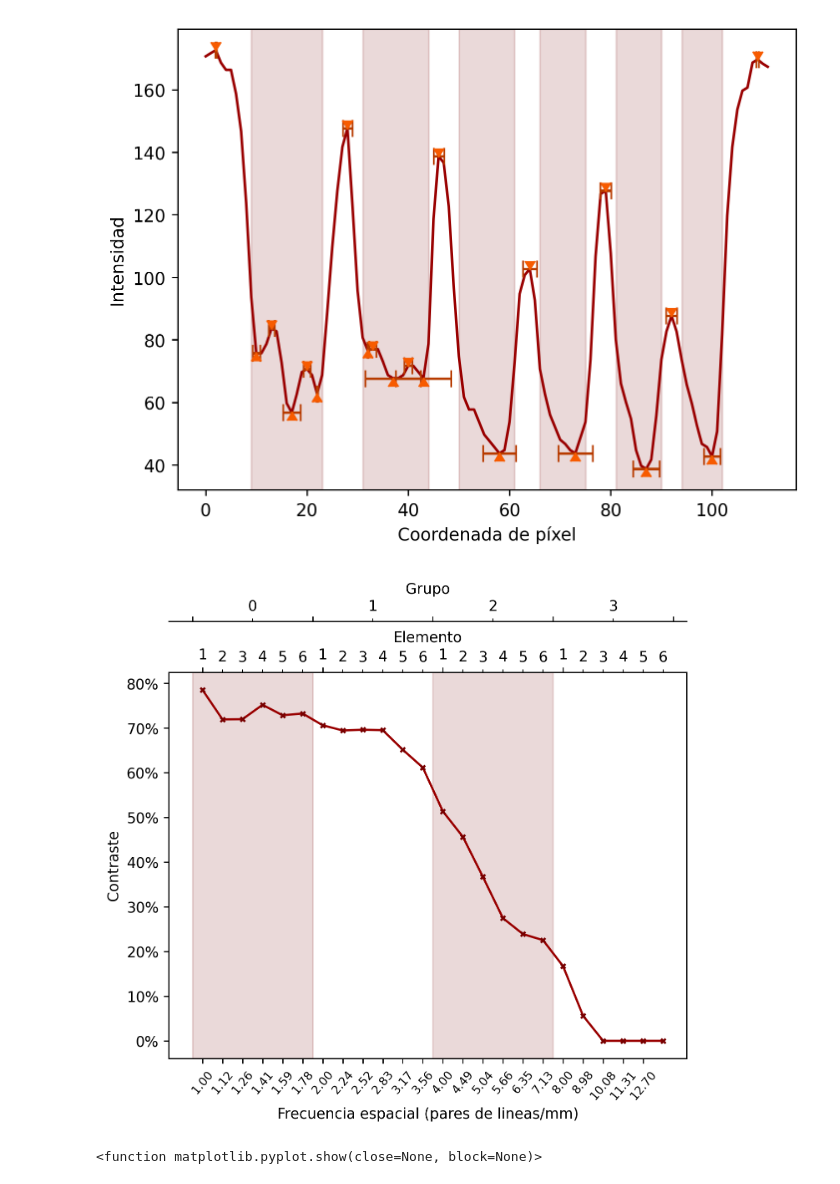
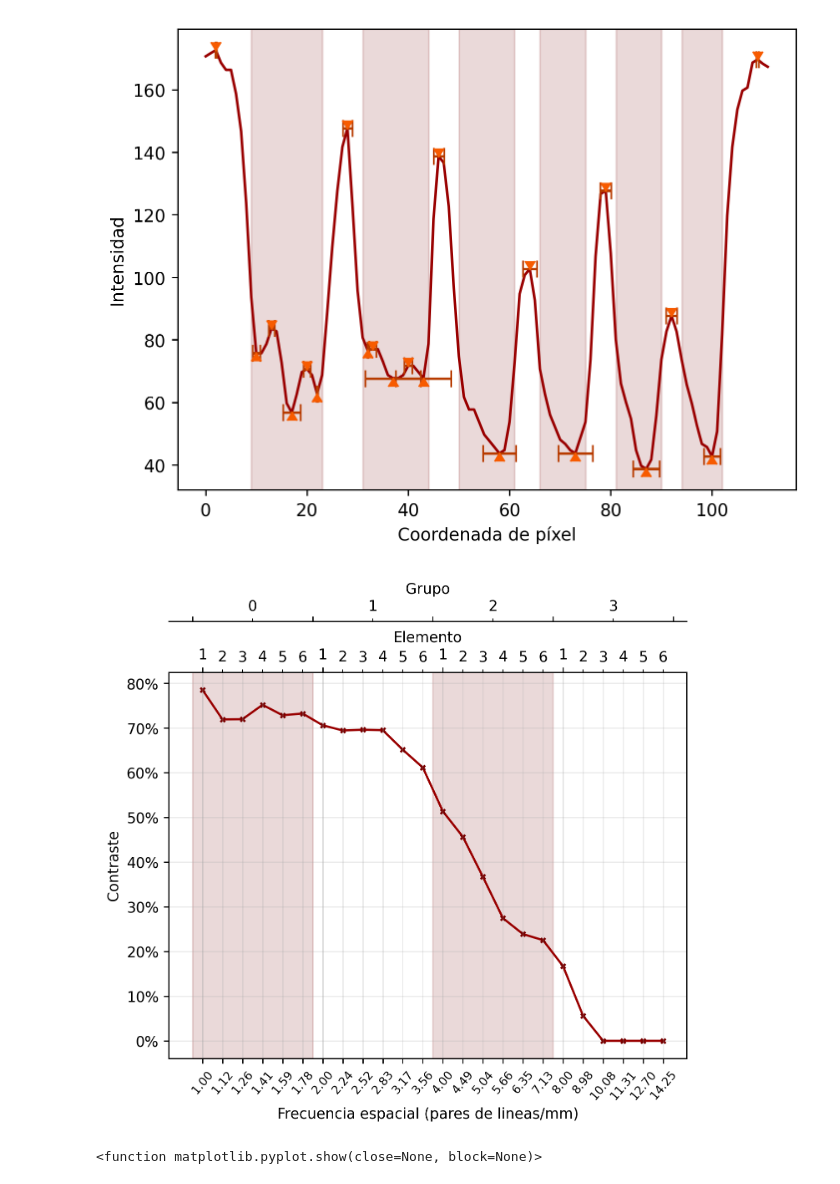
Before and after one commit to Alaviii/PythonPlotting, a Jupyter notebook: OpticaII/P7_MTF/mtfd.ipynb, the cells around one changed output. Cells and saved outputs as stored; diff of their text form; code cells hidden in the pictures.

```diff
--- a/OpticaII/P7_MTF/mtfd.ipynb
+++ b/OpticaII/P7_MTF/mtfd.ipynb
@@ -138,8 +138,6 @@ ax.scatter(range(len(flatMTF)), flatMTF, color = "#770000", marker = "x", s = 10
 #    ax.vlines(i*6-0.5,0,0.78, color = "#AAAAAA", ls = "--", zorder = 0)
 
 #y ticks
-
-y
 
 # ----------------------------
 # LOWER LEVEL: detailed ticks
@@ -191,9 +189,9 @@ ax2.set_xticklabels(group_minor_labels)
 ax3 = ax.twiny()
 ax3.set_xlim(ax.get_xlim())
 
-spatialFrequencies = [np.pow(2,i/6) for i in range(23)]
+spatialFrequencies = [np.pow(2,i/6) for i in range(24)]
 
-ax3.set_xticks(range(23))
+ax3.set_xticks(range(24))
 ax3.set_xticklabels([f"{x:.2f}" for x in spatialFrequencies])
 ax3.tick_params(axis='x', rotation= 50, labelsize=8)
 
@@ -202,35 +200,36 @@ ax3.tick_params(axis='x', rotation= 50, labelsize=8)
 # Move the second axis to bottom (so it sits above or below as desired)
 ax.xaxis.set_ticks_position('top')
 ax.xaxis.set_label_position('top')
 
 ax2.xaxis.set_ticks_position('top')
 ax2.xaxis.set_label_position('top')
 
 ax3.xaxis.set_ticks_position('bottom')
 ax3.xaxis.set_label_position('bottom')
 
 # Offset spine so it doesn't overlap
 ax.spines['top'].set_position(('outward', 0))
 ax2.spines['top'].set_position(('outward', 35))
 
 # Clean up extra spines
 ax2.spines['top'].set_visible(True)
 ax2.spines['bottom'].set_visible(False)
 ax2.spines['right'].set_visible(False)
 ax2.spines['left'].set_visible(False)
 
-#ax.grid()
+ax.grid(color = "#AAAAAA", alpha = 0.25)
+ax3.grid(color = "#AAAAAA", alpha = 0.25)
 
 ax.set(xlabel = "Elemento", ylabel = "Contraste")
 ax2.set(xlabel = "Grupo")
 ax3.set(xlabel = "Frecuencia espacial (pares de lineas/mm)")
 
 
 plt.savefig("MTF.png", dpi = 250, bbox_inches='tight')
 
 plt.show()
 # %% [output]
-[figure, old version]
+[figure, new version]
 # %%
 newlist = [np.mean(flatMTF[i:i+6]) for i in range(0, len(flatMTF), 6)]
 # %%
```
Also changed, not shown: 10 other files.
